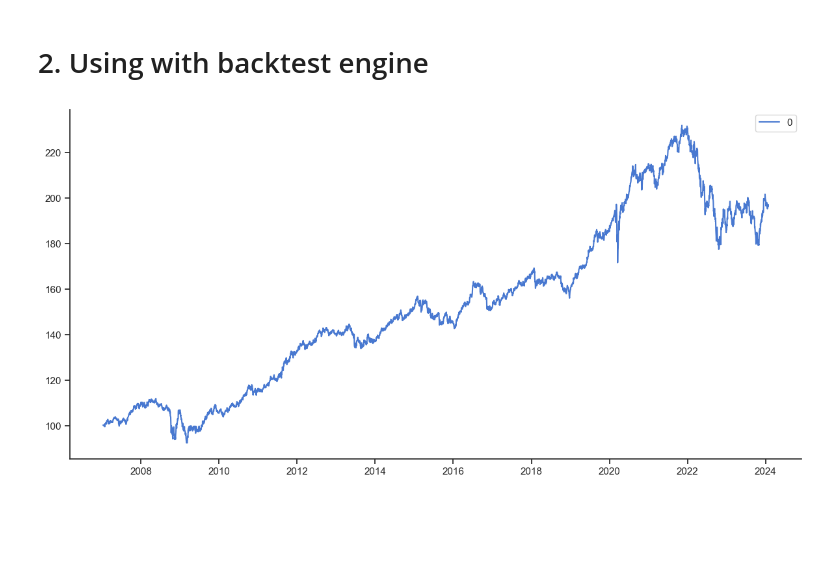
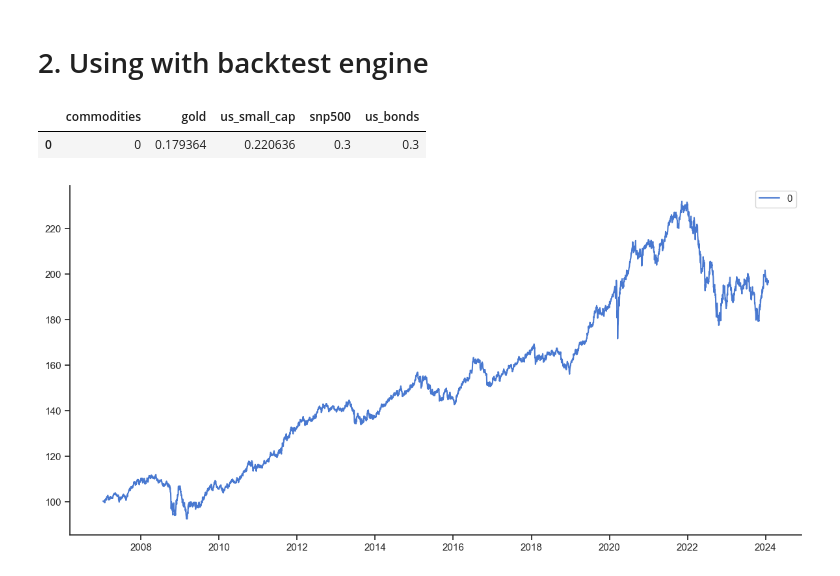
Before and after one commit to NUSFintechQuant/AY2324S1-Modern-Portfolio-Theory, a Jupyter notebook: portfolio/portfolio_demo.ipynb, the cells around one changed output. Drawn from its saved outputs; the diff is of its cells as text; code cells hidden in the pictures; blank space fills up the shorter version.

Commit message:
feat: modified mvo code to include weight constraints

```diff
--- a/portfolio/portfolio_demo.ipynb
+++ b/portfolio/portfolio_demo.ipynb
@@ -130,6 +130,11 @@ mvo_consolidated
 import sys
 sys.path.insert(0, '..')
 from backtest.backtest import Backtest
+# %%
+MVO.generate_weights()
+# %% [output]
+|  | commodities | gold | us_small_cap | snp500 | us_bonds |
+| 0 | 0 | 0.179364 | 0.220636 | 0.3 | 0.3 |
 # %%
 # Running all weather with all data.
 ALL_WEATHER.backtest(Backtest())
```
Also changed, not shown: parts of 3 cells of this notebook, 2 other files.
